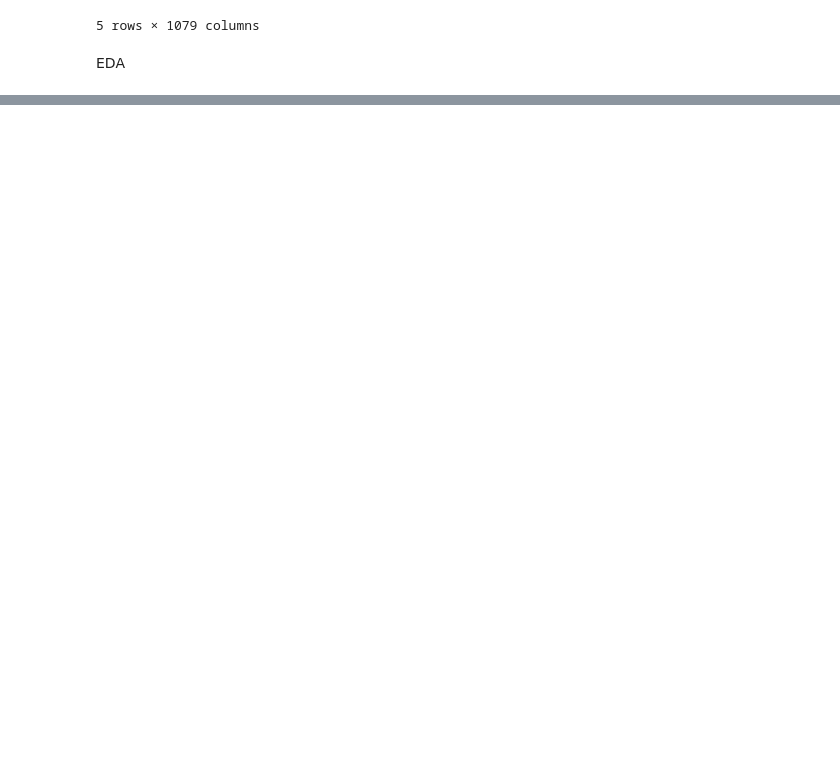
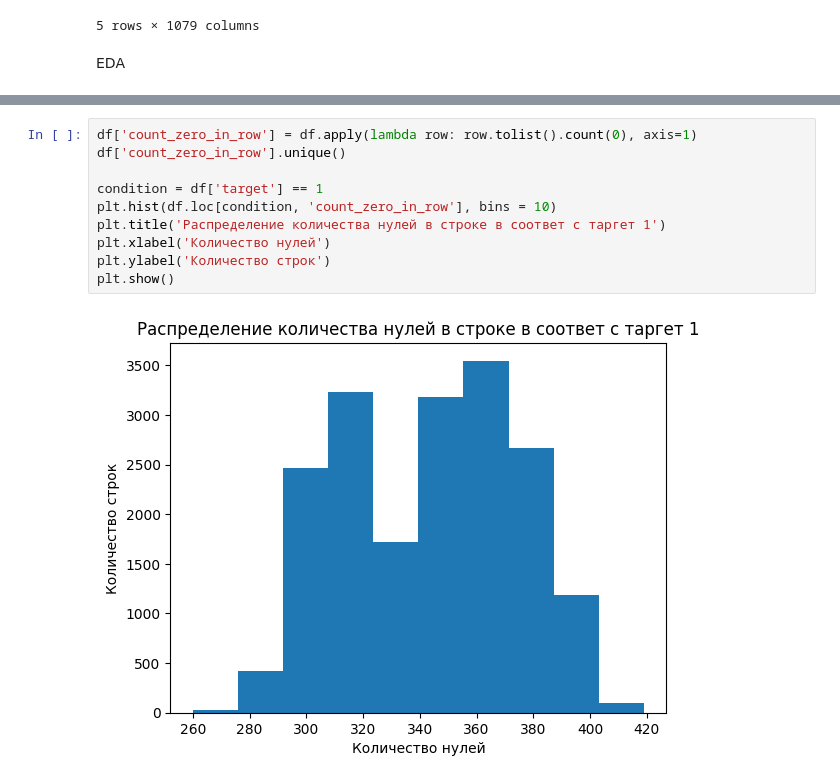
Before and after one commit to REU-DS-CLUB/purple_hack, a Jupyter notebook: EDA_Maria.ipynb, the cells around one changed output, grey strips where cells are left out. Drawn from its saved outputs; the diff is of its cells as text; blank space fills up the shorter version.

```diff
--- a/EDA_Maria.ipynb
+++ b/EDA_Maria.ipynb
@@ -158,0 +98,12 @@ MemoryError: Unable to allocate 3.28 GiB for an array with shape (847, 519615) a
+# %%
+df['count_zero_in_row'] = df.apply(lambda row: row.tolist().count(0), axis=1)
+df['count_zero_in_row'].unique()
+
+condition = df['target'] == 1
+plt.hist(df.loc[condition, 'count_zero_in_row'], bins = 10)
+plt.title('Распределение количества нулей в строке в соответ с таргет 1')
+plt.xlabel('Количество нулей')
+plt.ylabel('Количество строк')
+plt.show()
+# %% [output]
+[figure, added]
```
Also changed, not shown: parts of 50 cells of this notebook.
